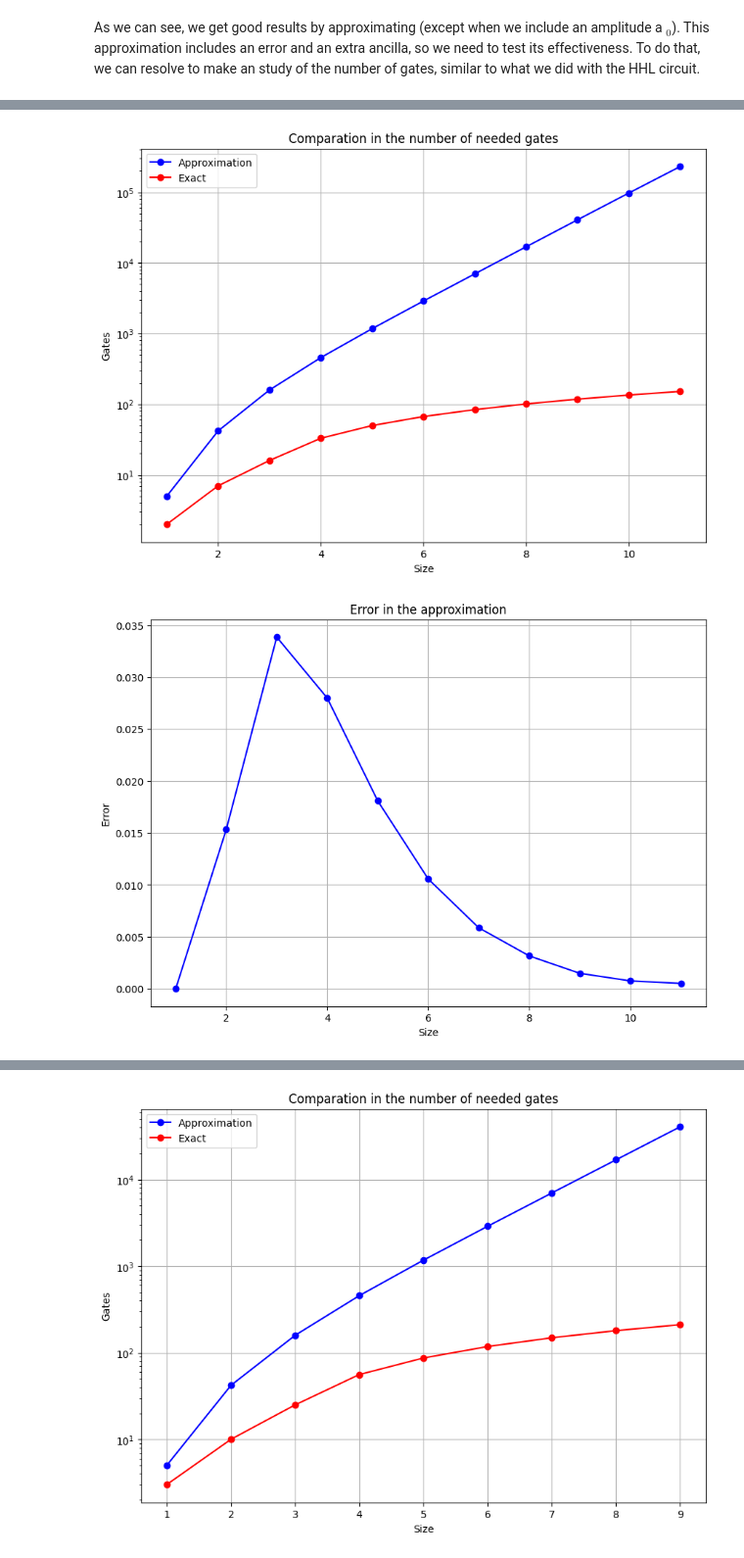
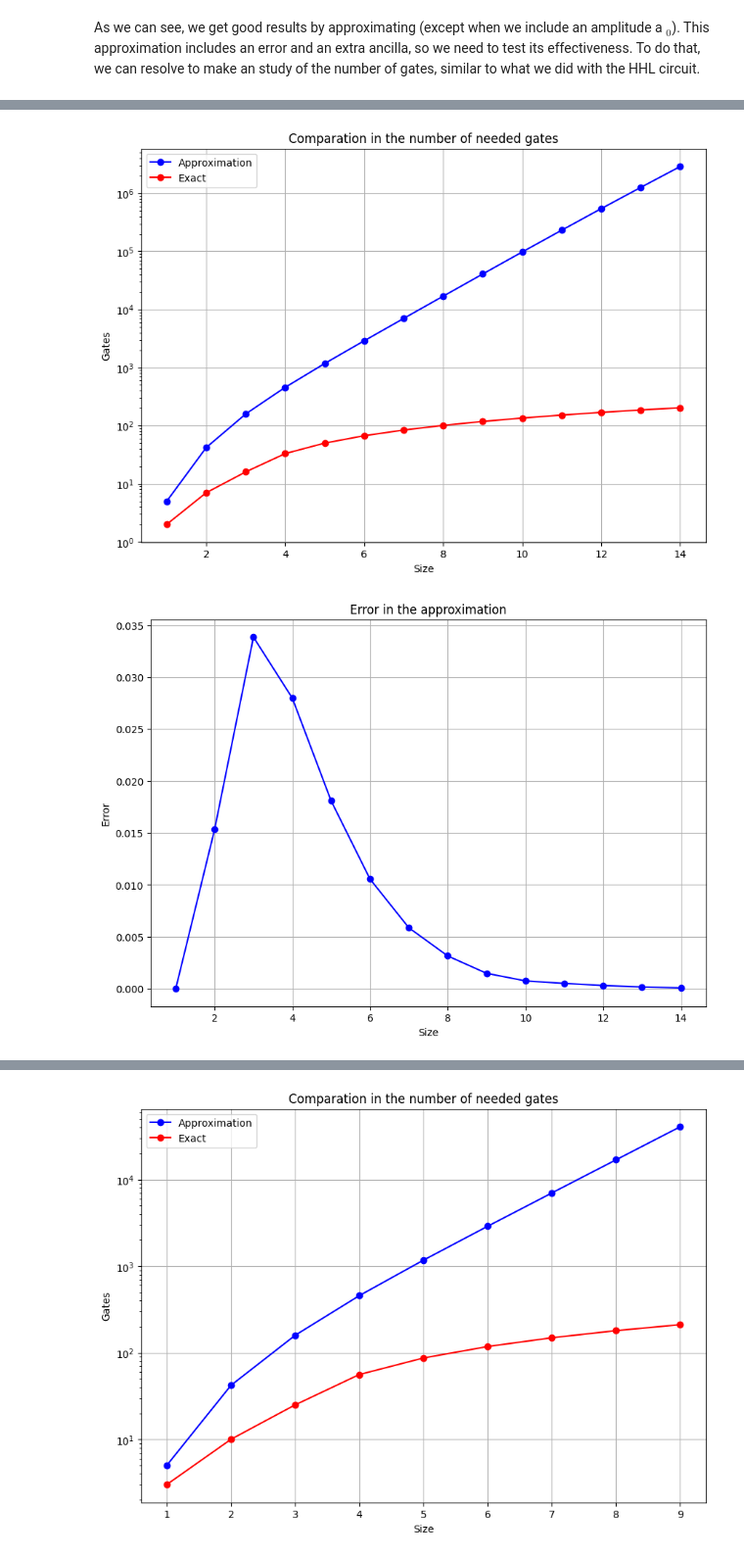
Before and after one commit to Nicofero/CITMAGA, a Jupyter notebook: b_side_approx.ipynb, the cells around one changed output, grey strips where cells are left out. Shown at 98% size. Saved outputs shown, nothing was run; the diff lists cells and outputs as text; code cells hidden in the pictures.

```diff
--- a/b_side_approx.ipynb
+++ b/b_side_approx.ipynb
@@ -212,7 +211,7 @@ function = 'x^2+x'
 gates1={}
 gates2={}
 diff = []
-for i in range(1,12):
+for i in range(1,15):
     print(f'Iteration {i}.1, size: {2**i}')
     b = b_state(i,function,10e-8)
     gates1[i] = b.decompose(reps=6).size()
@@ -268,21 +267,24 @@ plt.legend(['Approximation','Exact'])
 plt.grid(True)
 plt.show()
 # %% [output]
-[figure, old version]
+[figure, new version]
 # %%
 import matplotlib.pyplot as plt
 
-x = np.arange(1,12,1)
+x = np.arange(1,15,1)
 plt.figure(figsize=(10, 7))
+
+# for i in range(len(diff)):
+#     diff[i]=diff[i]*2**i
 
 plt.plot(x, diff, marker='o', linestyle='-', color='blue')
 plt.xlabel('Size')
 plt.ylabel('Error')
 plt.title('Error in the approximation')
 plt.grid(True)
 plt.show()
 # %% [output]
-[figure, old version]
+[figure, new version]
 # %%
 function = 'x^3+3x^2-5x'
 gates1={}
```
Also changed, not shown: parts of 8 cells of this notebook.
